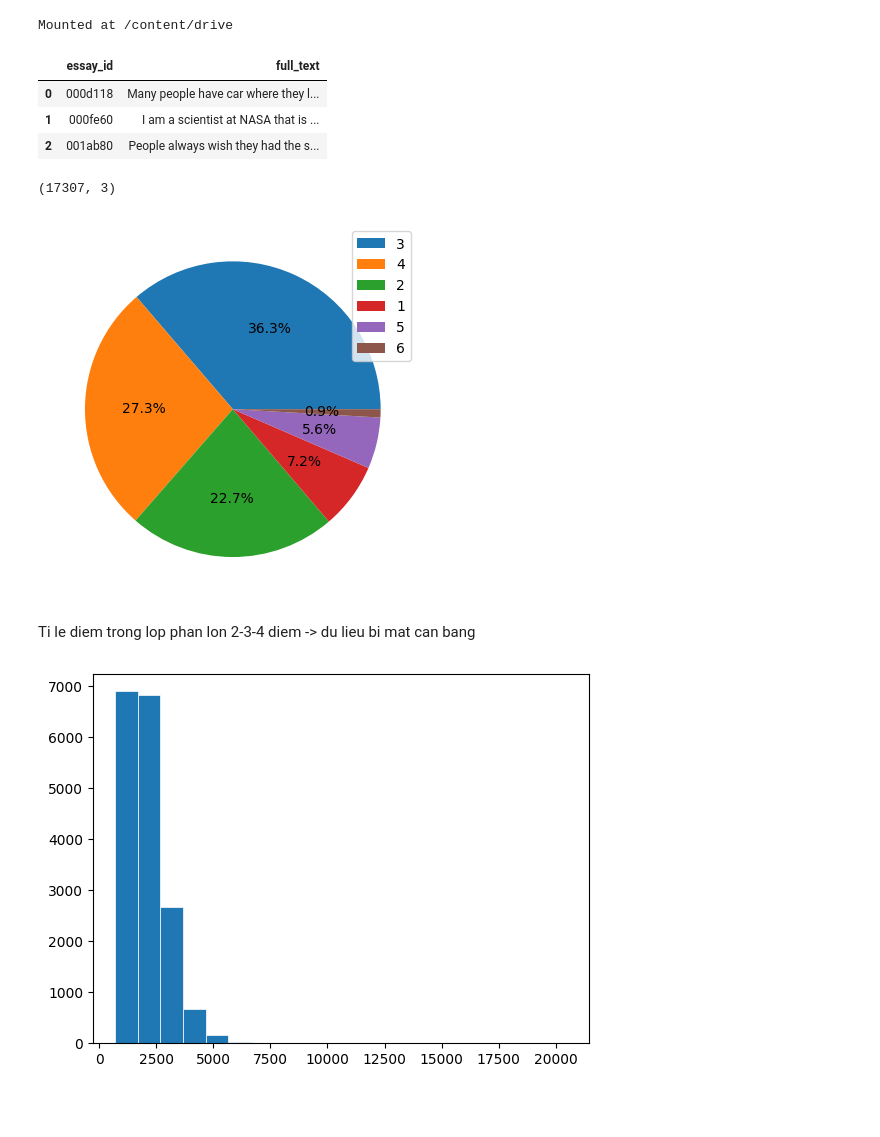
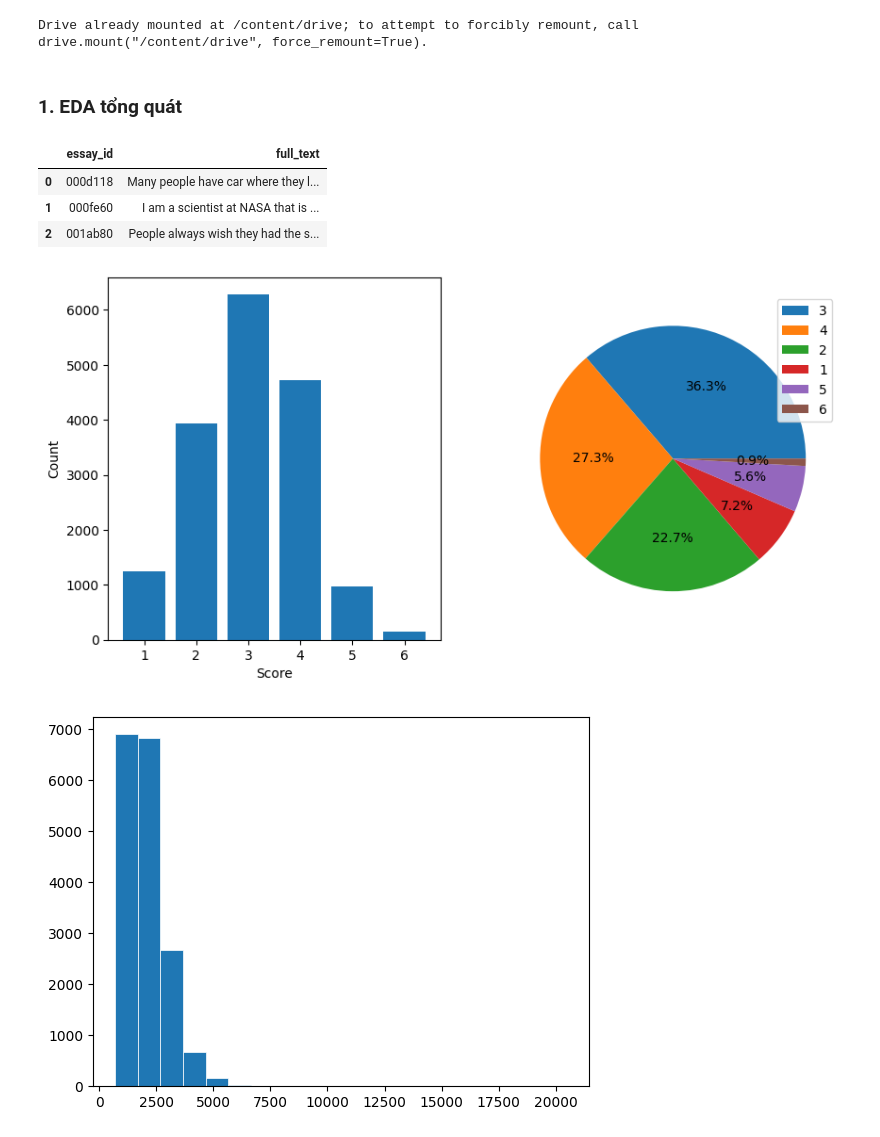
Before and after one commit to dagngyen/hcmus_23-24_automated-essay-scoring, a Jupyter notebook: eda.ipynb, the cells around one changed output. Cells and saved outputs as stored; diff of their text form; code cells hidden in the pictures; blank space fills up the shorter version.

```diff
--- a/eda.ipynb
+++ b/eda.ipynb
@@ -16,8 +30,10 @@ warnings.filterwarnings('ignore')
 # %%
 from google.colab import drive
-drive.mount("/content/drive", force_remount=True)
+drive.mount("/content/drive")
 # %% [output]
-Mounted at /content/drive
+Drive already mounted at /content/drive; to attempt to forcibly remount, call drive.mount("/content/drive", force_remount=True).
+# %% [markdown]
+### 1. EDA tổng quát
 # %%
 test  = pd.read_csv("drive/MyDrive/Colab Notebooks/data/test.csv")
 train = pd.read_csv('drive/MyDrive/Colab Notebooks/data/train.csv')
@@ -27,20 +43,19 @@ test
 | 0 | 000d118 | Many people have car where they l... |
 | 1 | 000fe60 | I am a scientist at NASA that is ... |
 | 2 | 001ab80 | People always wish they had the s... |
-# %%
-train.shape
-# %% [output]
-(17307, 3)
 # %%
 data = train.copy()
 # %%
-plt.pie(data['score'].value_counts(), autopct='%1.1f%%')
-plt.legend(labels = data['score'].unique(), loc = 'upper right')
+# ti le phan bo diem
+fig, ax = plt.subplots(1,2,figsize=(10,5))
+ax[0].bar(data['score'].unique(), data['score'].value_counts())
+ax[0].set_xlabel('Score')
+ax[0].set_ylabel('Count')
+
+ax[1].pie(data['score'].value_counts(), autopct='%1.1f%%')
+ax[1].legend(labels = data['score'].unique(), loc = 'upper right')
 plt.show()
 # %% [output]
-[figure, old version]
+[figure, new version]
-# %% [markdown]
-Ti le diem trong lop phan lon 2-3-4 diem
--> du lieu bi mat can bang
 # %%
 # do dai essay
```
Also changed, not shown: parts of 33 cells of this notebook.
